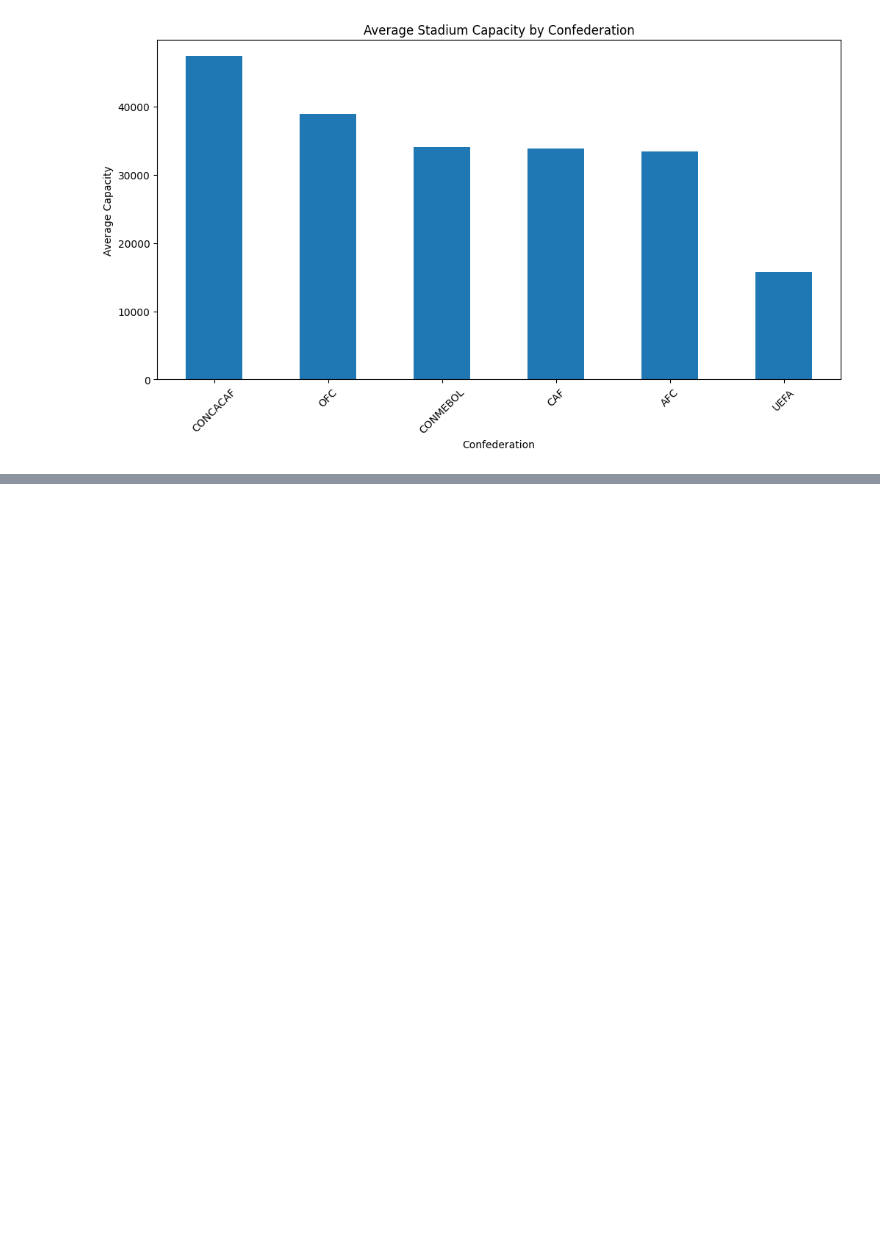
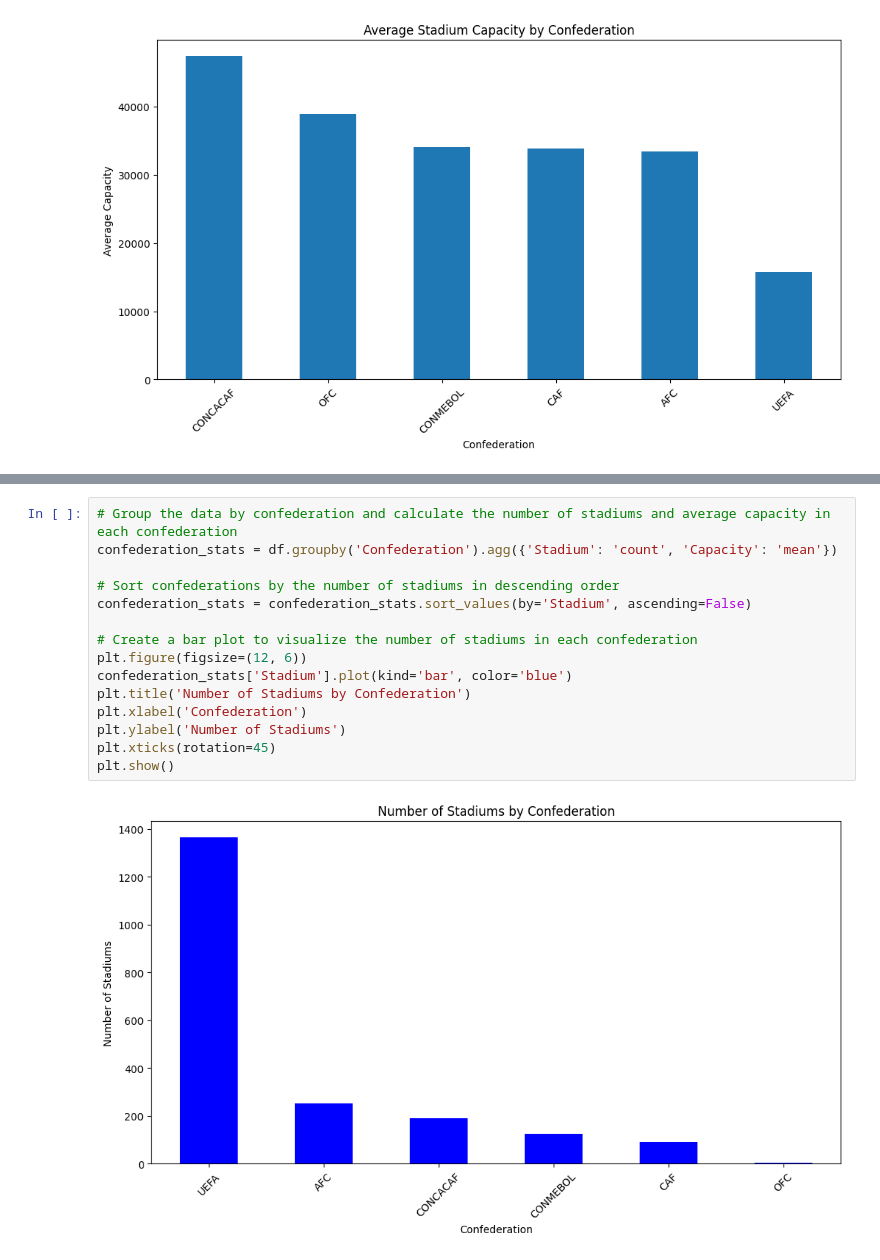
Before and after one commit to debarshee2004/football_stadiums, a Jupyter notebook: src/main.ipynb, the cells around one changed output, grey strips where cells are left out. Drawn from its saved outputs; the diff is of its cells as text; blank space fills up the shorter version.

```diff
--- a/src/main.ipynb
+++ b/src/main.ipynb
@@ -119,0 +172,17 @@ plt.show()
+# %%
+# Group the data by confederation and calculate the number of stadiums and average capacity in each confederation
+confederation_stats = df.groupby('Confederation').agg({'Stadium': 'count', 'Capacity': 'mean'})
+
+# Sort confederations by the number of stadiums in descending order
+confederation_stats = confederation_stats.sort_values(by='Stadium', ascending=False)
+
+# Create a bar plot to visualize the number of stadiums in each confederation
+plt.figure(figsize=(12, 6))
+confederation_stats['Stadium'].plot(kind='bar', color='blue')
+plt.title('Number of Stadiums by Confederation')
+plt.xlabel('Confederation')
+plt.ylabel('Number of Stadiums')
+plt.xticks(rotation=45)
+plt.show()
+# %% [output]
+[figure, added]
```
Also changed, not shown: parts of 25 cells of this notebook.
